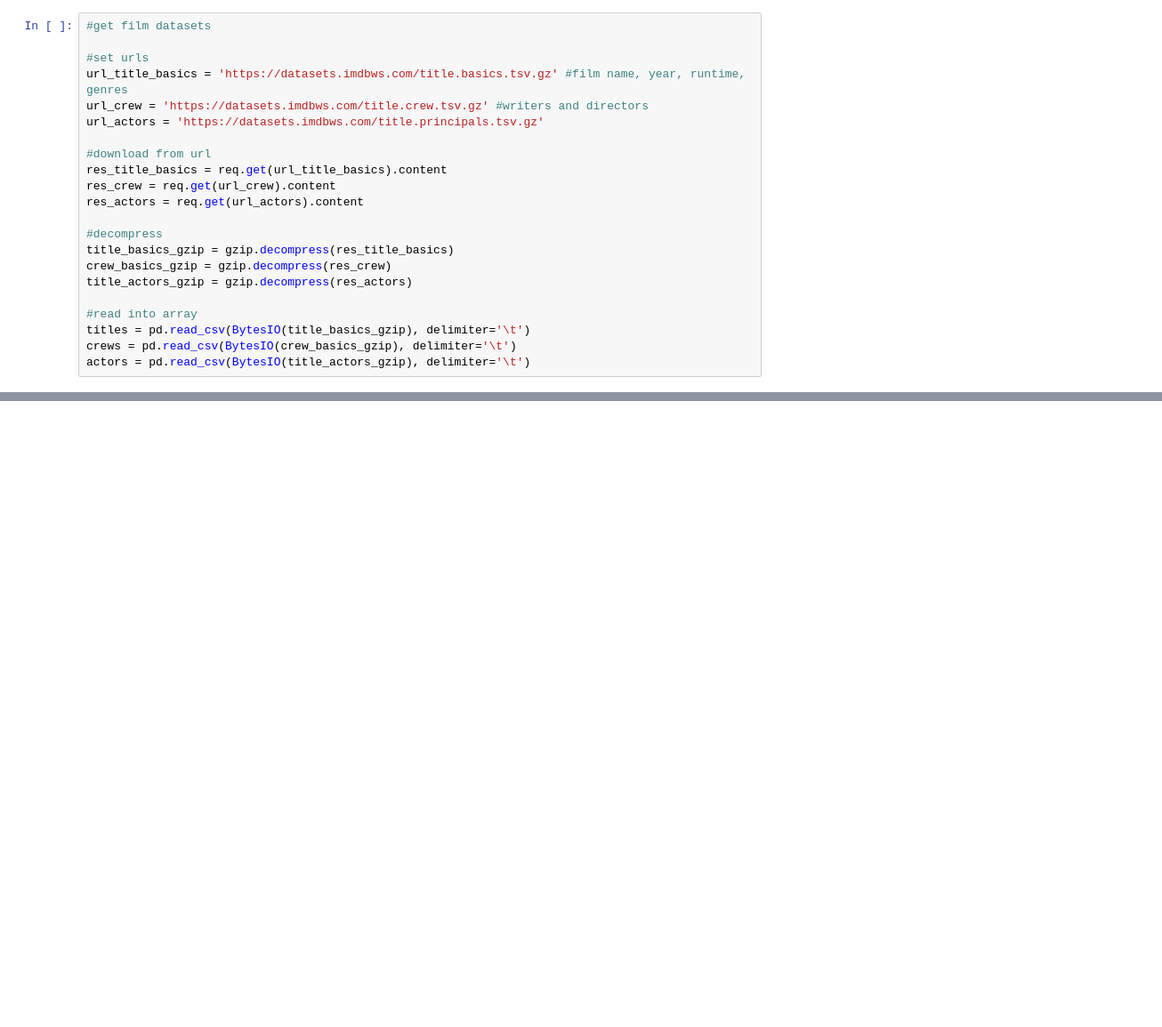
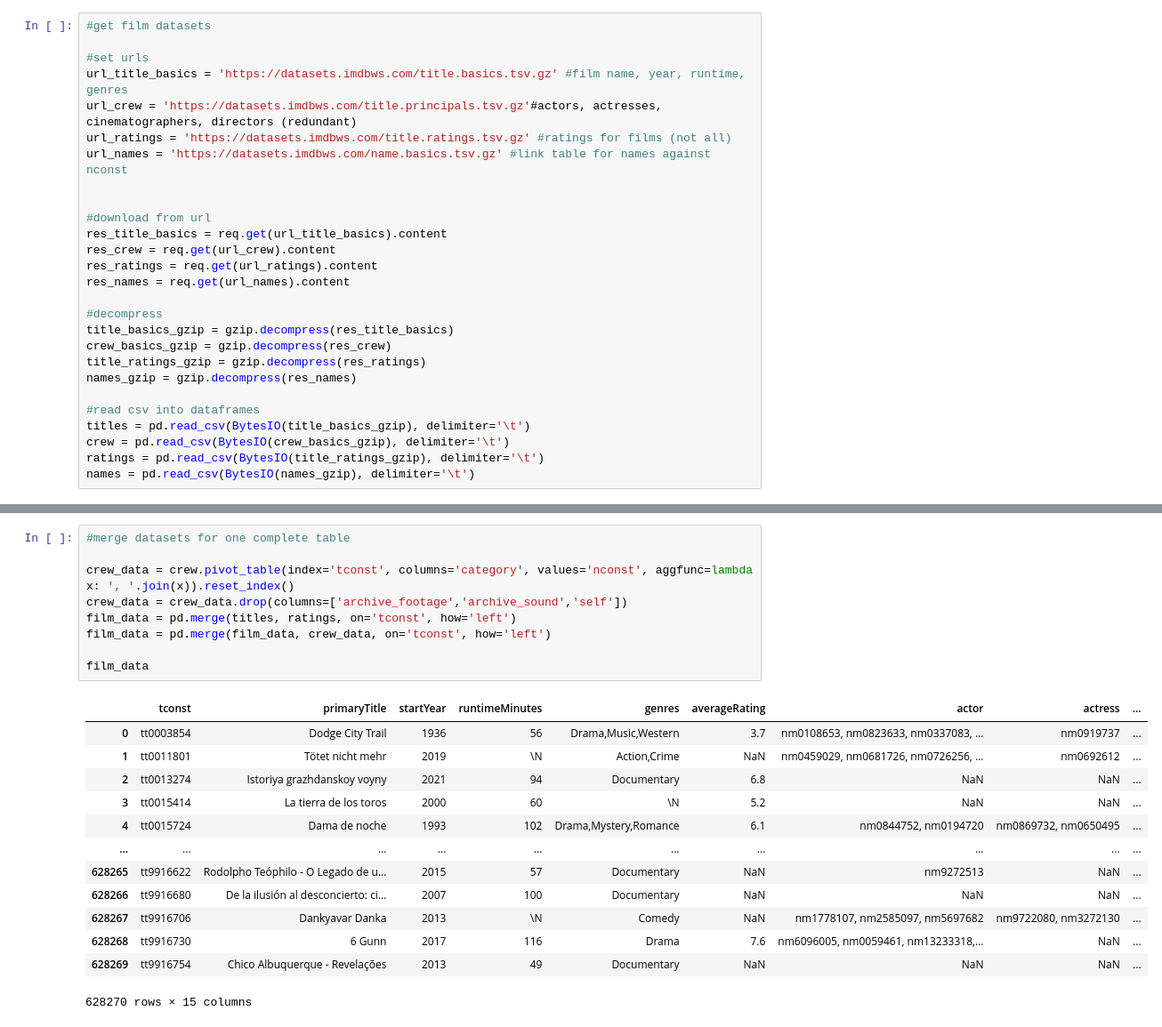
Before and after one commit to Roland-02/Cinephile.com, a Jupyter notebook: Recommend ML.ipynb, the cells around one changed output, grey strips where cells are left out. Shown at 89% size. Drawn from its saved outputs; the diff is of its cells as text; blank space fills up the shorter version.

Commit message:
full data collection, cleaning and exportation

```diff
--- a/Recommend ML.ipynb
+++ b/Recommend ML.ipynb
@@ -10,23 +16,28 @@ import sklearn
 
 #set urls
 url_title_basics = 'https://datasets.imdbws.com/title.basics.tsv.gz' #film name, year, runtime, genres
-url_crew = 'https://datasets.imdbws.com/title.crew.tsv.gz' #writers and directors
-url_actors = 'https://datasets.imdbws.com/title.principals.tsv.gz'
+url_crew = 'https://datasets.imdbws.com/title.principals.tsv.gz'#actors, actresses, cinematographers, directors (redundant)
+url_ratings = 'https://datasets.imdbws.com/title.ratings.tsv.gz' #ratings for films (not all)
+url_names = 'https://datasets.imdbws.com/name.basics.tsv.gz' #link table for names against nconst
+
 
 #download from url
 res_title_basics = req.get(url_title_basics).content
 res_crew = req.get(url_crew).content
-res_actors = req.get(url_actors).content
+res_ratings = req.get(url_ratings).content
+res_names = req.get(url_names).content
 
 #decompress
 title_basics_gzip = gzip.decompress(res_title_basics)
 crew_basics_gzip = gzip.decompress(res_crew)
-title_actors_gzip = gzip.decompress(res_actors)
+title_ratings_gzip = gzip.decompress(res_ratings)
+names_gzip = gzip.decompress(res_names)
 
-#read into array
+#read csv into dataframes
 titles = pd.read_csv(BytesIO(title_basics_gzip), delimiter='\t')
-crews = pd.read_csv(BytesIO(crew_basics_gzip), delimiter='\t')
-actors = pd.read_csv(BytesIO(title_actors_gzip), delimiter='\t')
+crew = pd.read_csv(BytesIO(crew_basics_gzip), delimiter='\t')
+ratings = pd.read_csv(BytesIO(title_ratings_gzip), delimiter='\t')
+names = pd.read_csv(BytesIO(names_gzip), delimiter='\t')
 # %%
 #clean data
 
@@ -57,0 +129,23 @@ titles.head()
+# %%
+#merge datasets for one complete table
+
+crew_data = crew.pivot_table(index='tconst', columns='category', values='nconst', aggfunc=lambda x: ', '.join(x)).reset_index()
+crew_data = crew_data.drop(columns=['archive_footage','archive_sound','self'])
+film_data = pd.merge(titles, ratings, on='tconst', how='left')
+film_data = pd.merge(film_data, crew_data, on='tconst', how='left')
+
+film_data
+# %% [output]
+|  | tconst | primaryTitle | startYear | runtimeMinutes | genres | averageRating | actor | actress | ... |
+| 0 | tt0003854 | Dodge City Trail | 1936 | 56 | Drama,Music,Western | 3.7 | nm0108653, nm0823633, nm0337083, ... | nm0919737 | ... |
+| 1 | tt0011801 | Tötet nicht mehr | 2019 | \N | Action,Crime | NaN | nm0459029, nm0681726, nm0726256, ... | nm0692612 | ... |
+| 2 | tt0013274 | Istoriya grazhdanskoy voyny | 2021 | 94 | Documentary | 6.8 | NaN | NaN | ... |
+| 3 | tt0015414 | La tierra de los toros | 2000 | 60 | \N | 5.2 | NaN | NaN | ... |
+| 4 | tt0015724 | Dama de noche | 1993 | 102 | Drama,Mystery,Romance | 6.1 | nm0844752, nm0194720 | nm0869732, nm0650495 | ... |
+| ... | ... | ... | ... | ... | ... | ... | ... | ... | ... |
+| 628265 | tt9916622 | Rodolpho Teóphilo - O Legado de u... | 2015 | 57 | Documentary | NaN | nm9272513 | NaN | ... |
+| 628266 | tt9916680 | De la ilusión al desconcierto: ci... | 2007 | 100 | Documentary | NaN | NaN | NaN | ... |
+| 628267 | tt9916706 | Dankyavar Danka | 2013 | \N | Comedy | NaN | nm1778107, nm2585097, nm5697682 | nm9722080, nm3272130 | ... |
+| 628268 | tt9916730 | 6 Gunn | 2017 | 116 | Drama | 7.6 | nm6096005, nm0059461, nm13233318,... | NaN | ... |
+| 628269 | tt9916754 | Chico Albuquerque - Revelações | 2013 | 49 | Documentary | NaN | NaN | NaN | ... |
+628270 rows × 15 columns
```
Also changed, not shown: parts of 9 cells of this notebook, 1 other file.
